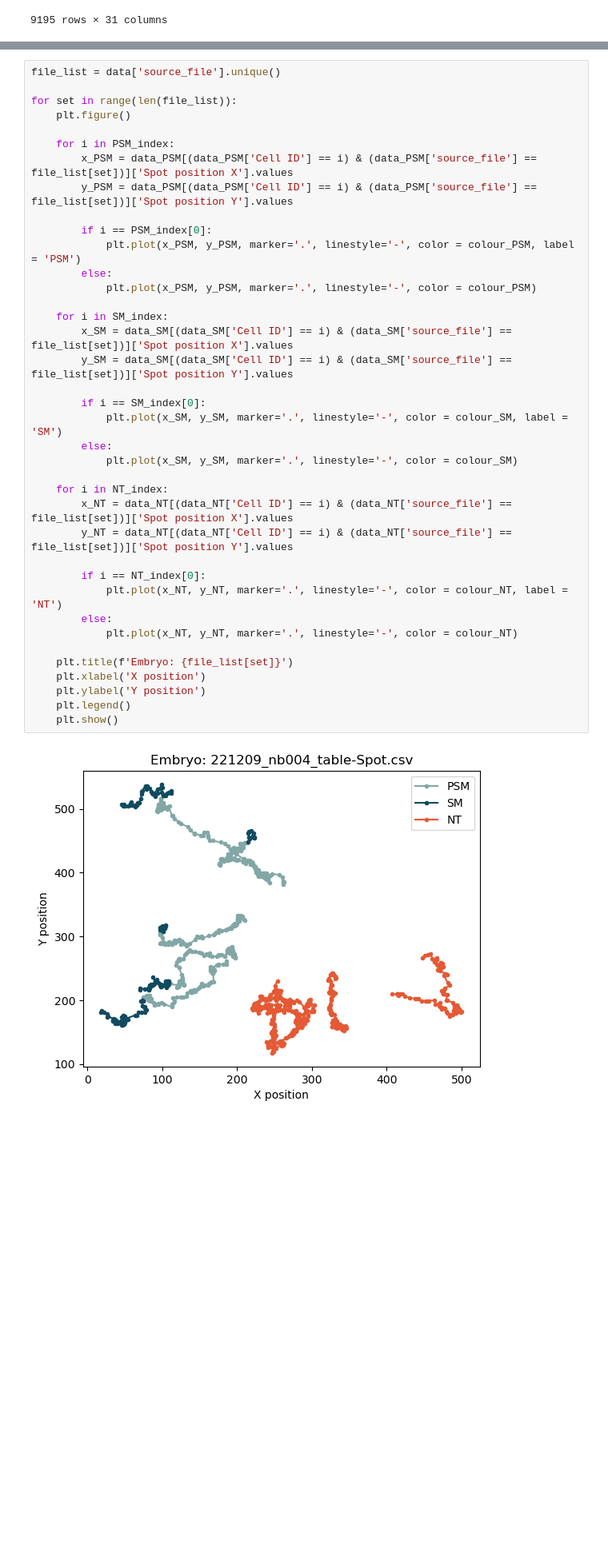
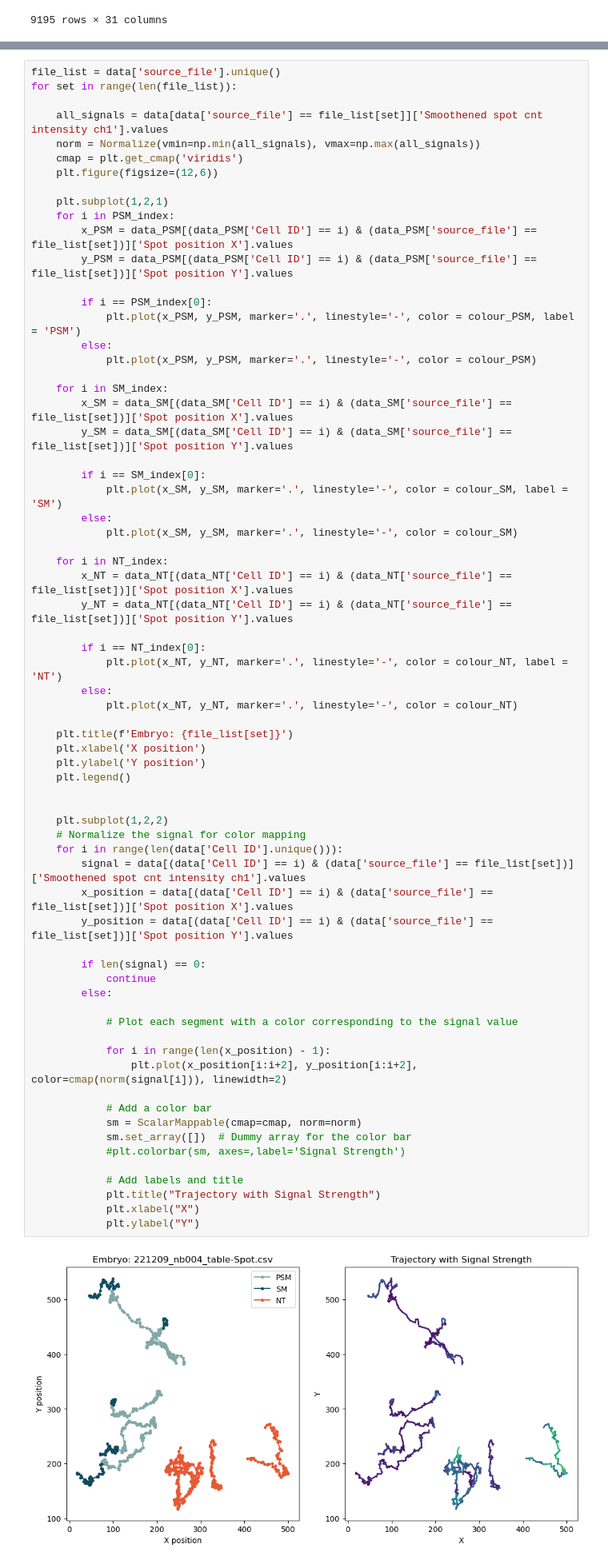
Before and after one commit to kbmcdonnell/2025_mouse_oscillations_MEP_Kate_McDonnell, a Jupyter notebook: Data/data_analysis.ipynb, the cells around one changed output, grey strips where cells are left out. Shown at 80% size. Drawn from its saved outputs; the diff is of its cells as text; blank space fills up the shorter version.

Commit message:
try first single cell fouriers

```diff
--- a/Data/data_analysis.ipynb
+++ b/Data/data_analysis.ipynb
@@ -267,41 +297,71 @@ NT cells: Weighted mean from data: 3.6737244238866626 Weighted std: 3.0305859227
 ## Movement of cells
 # %%
 file_list = data['source_file'].unique()
+for set in range(len(file_list)):
 
-for set in range(len(file_list)):
-    plt.figure()
+    all_signals = data[data['source_file'] == file_list[set]]['Smoothened spot cnt intensity ch1'].values
+    norm = Normalize(vmin=np.min(all_signals), vmax=np.max(all_signals))
+    cmap = plt.get_cmap('viridis')
+    plt.figure(figsize=(12,6))
 
+    plt.subplot(1,2,1)
     for i in PSM_index:
         x_PSM = data_PSM[(data_PSM['Cell ID'] == i) & (data_PSM['source_file'] == file_list[set])]['Spot position X'].values
         y_PSM = data_PSM[(data_PSM['Cell ID'] == i) & (data_PSM['source_file'] == file_list[set])]['Spot position Y'].values
 
         if i == PSM_index[0]:
             plt.plot(x_PSM, y_PSM, marker='.', linestyle='-', color = colour_PSM, label = 'PSM')
         else:
             plt.plot(x_PSM, y_PSM, marker='.', linestyle='-', color = colour_PSM)
 
     for i in SM_index:
         x_SM = data_SM[(data_SM['Cell ID'] == i) & (data_SM['source_file'] == file_list[set])]['Spot position X'].values
         y_SM = data_SM[(data_SM['Cell ID'] == i) & (data_SM['source_file'] == file_list[set])]['Spot position Y'].values
 
         if i == SM_index[0]:
             plt.plot(x_SM, y_SM, marker='.', linestyle='-', color = colour_SM, label = 'SM')
         else:
             plt.plot(x_SM, y_SM, marker='.', linestyle='-', color = colour_SM)
 
     for i in NT_index:
         x_NT = data_NT[(data_NT['Cell ID'] == i) & (data_NT['source_file'] == file_list[set])]['Spot position X'].values
         y_NT = data_NT[(data_NT['Cell ID'] == i) & (data_NT['source_file'] == file_list[set])]['Spot position Y'].values
 
         if i == NT_index[0]:
             plt.plot(x_NT, y_NT, marker='.', linestyle='-', color = colour_NT, label = 'NT')
         else:
             plt.plot(x_NT, y_NT, marker='.', linestyle='-', color = colour_NT)
 
     plt.title(f'Embryo: {file_list[set]}')
     plt.xlabel('X position')
     plt.ylabel('Y position')
     plt.legend()
-    plt.show()
+
+
+    plt.subplot(1,2,2)
+    # Normalize the signal for color mapping
+    for i in range(len(data['Cell ID'].unique())):
+        signal = data[(data['Cell ID'] == i) & (data['source_file'] == file_list[set])]['Smoothened spot cnt intensity ch1'].values
+        x_position = data[(data['Cell ID'] == i) & (data['source_file'] == file_list[set])]['Spot position X'].values
+        y_position = data[(data['Cell ID'] == i) & (data['source_file'] == file_list[set])]['Spot position Y'].values
+
+        if len(signal) == 0:
+            continue
+        else:
+
+            # Plot each segment with a color corresponding to the signal value
+
+            for i in range(len(x_position) - 1):
+                plt.plot(x_position[i:i+2], y_position[i:i+2], color=cmap(norm(signal[i])), linewidth=2)
+
+            # Add a color bar
+            sm = ScalarMappable(cmap=cmap, norm=norm)
+            sm.set_array([])  # Dummy array for the color bar
+            #plt.colorbar(sm, axes=,label='Signal Strength')
+
+            # Add labels and title
+            plt.title("Trajectory with Signal Strength")
+            plt.xlabel("X")
+            plt.ylabel("Y")
 # %% [output]
-[figure, old version]
+[figure, new version]
```
Also changed, not shown: parts of 9 cells of this notebook.
